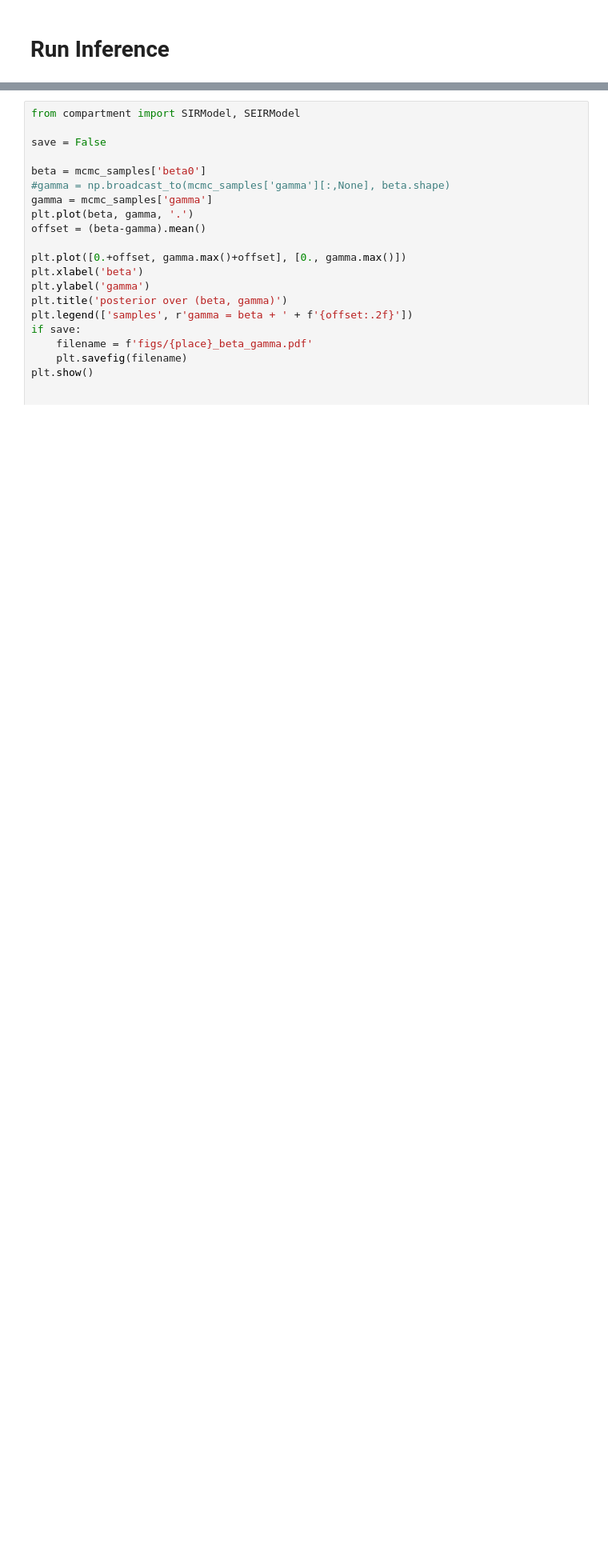
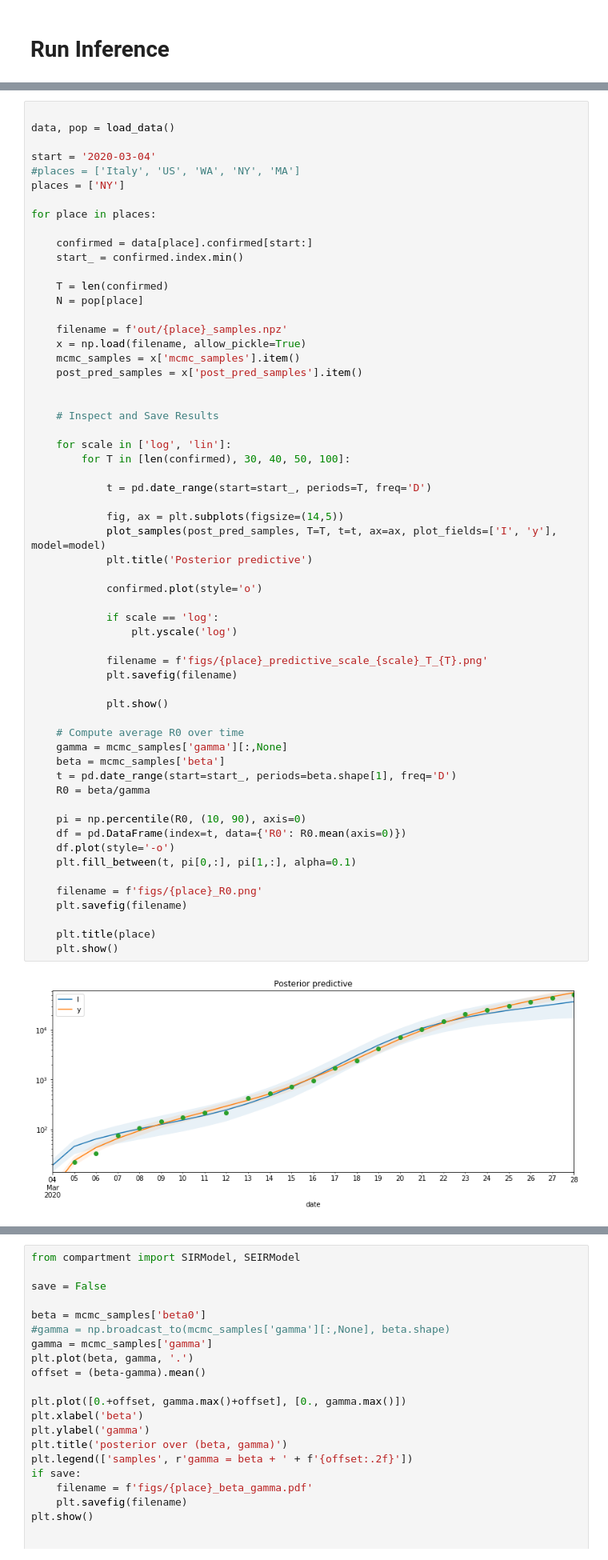
Before and after one commit to dsheldon/covid, a Jupyter notebook: SIR.ipynb, the cells around one changed output, grey strips where cells are left out. Shown: that part at 80% size. Drawn from its saved outputs; the diff is of its cells as text; blank space fills up the shorter version.

```diff
--- a/SIR.ipynb
+++ b/SIR.ipynb
@@ -194,0 +133,61 @@ Number of divergences: 0
+# %%
+
+data, pop = load_data()
+
+start = '2020-03-04'
+#places = ['Italy', 'US', 'WA', 'NY', 'MA']
+places = ['NY']
+
+for place in places:
+
+    confirmed = data[place].confirmed[start:]
+    start_ = confirmed.index.min()
+
+    T = len(confirmed)
+    N = pop[place]
+
+    filename = f'out/{place}_samples.npz'
+    x = np.load(filename, allow_pickle=True)
+    mcmc_samples = x['mcmc_samples'].item()
+    post_pred_samples = x['post_pred_samples'].item()
+
+
+    # Inspect and Save Results
+
+    for scale in ['log', 'lin']:
+        for T in [len(confirmed), 30, 40, 50, 100]:
+
+            t = pd.date_range(start=start_, periods=T, freq='D')
+
+            fig, ax = plt.subplots(figsize=(14,5))
+            plot_samples(post_pred_samples, T=T, t=t, ax=ax, plot_fields=['I', 'y'], model=model)
+            plt.title('Posterior predictive')
+
+            confirmed.plot(style='o')
+
+            if scale == 'log':
+                plt.yscale('log')
+
+            filename = f'figs/{place}_predictive_scale_{scale}_T_{T}.png'
+            plt.savefig(filename)
+
+            plt.show()
+
+    # Compute average R0 over time
+    gamma = mcmc_samples['gamma'][:,None]
+    beta = mcmc_samples['beta']
+    t = pd.date_range(start=start_, periods=beta.shape[1], freq='D')
+    R0 = beta/gamma
+
+    pi = np.percentile(R0, (10, 90), axis=0)
+    df = pd.DataFrame(index=t, data={'R0': R0.mean(axis=0)})
+    df.plot(style='-o')
+    plt.fill_between(t, pi[0,:], pi[1,:], alpha=0.1)
+
+    filename = f'figs/{place}_R0.png'
+    plt.savefig(filename)
+
+    plt.title(place)
+    plt.show()
+# %% [output]
+[figure, added]
```
Also changed, not shown: parts of 5 cells of this notebook, 4 other files.
